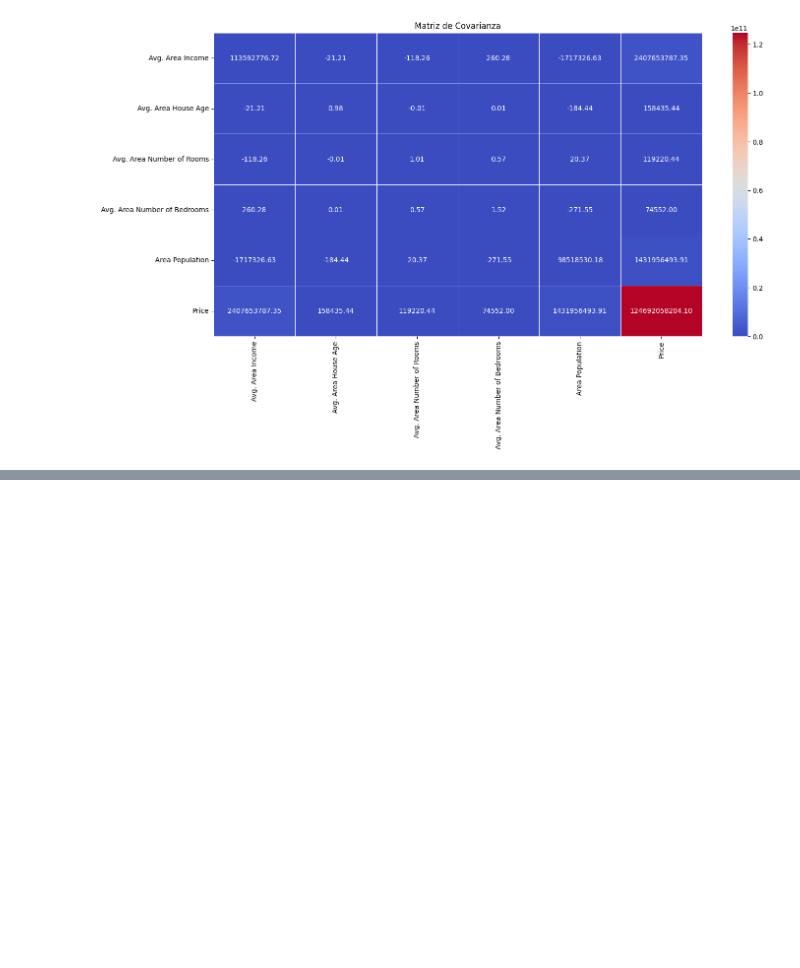
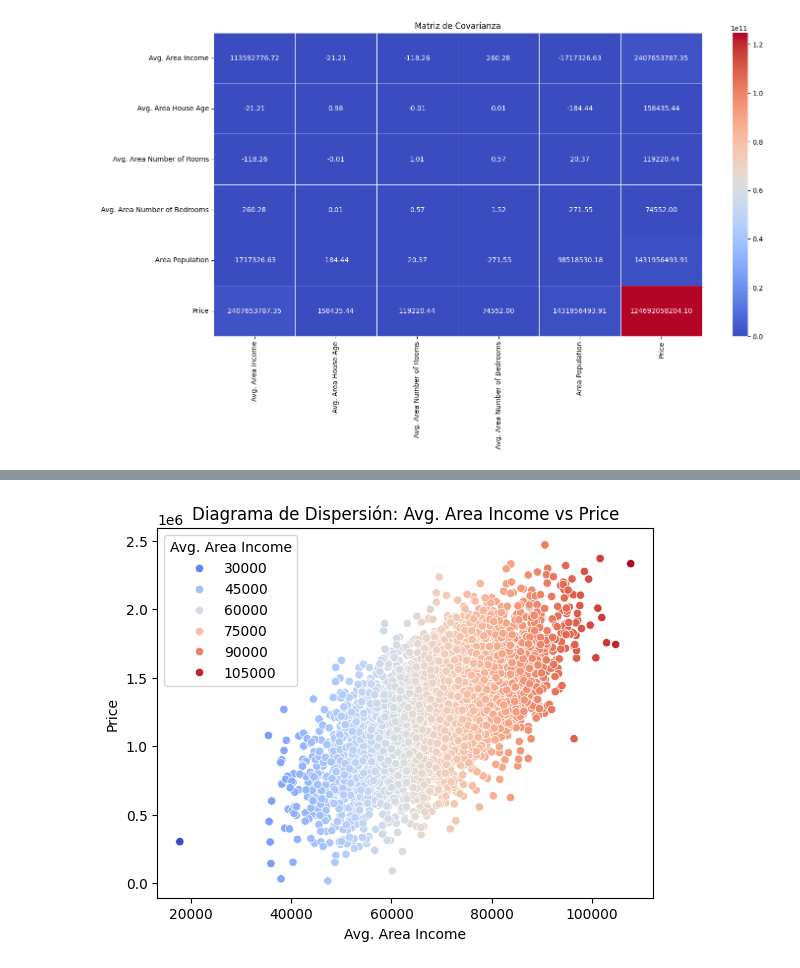
Before and after one commit to Mayte-Tixi/Machine-Learning, a Jupyter notebook: correlaciondepearson.ipynb, the cells around one changed output, grey strips where cells are left out. Cells and saved outputs as stored; diff of their text form; code cells hidden in the pictures; blank space fills up the shorter version.

```diff
--- a/correlaciondepearson.ipynb
+++ b/correlaciondepearson.ipynb
@@ -127,0 +145,16 @@ plt.show()
+# %%
+# Crear un diagrama de dispersión entre dos variables
+# Por ejemplo, entre 'Avg. Area Income' y 'Price'
+#hue='Avg. Area Income': Los puntos del gráfico se colorearán según los valores de 'Avg. Area Income'.
+#palette='coolwarm': Esto define una paleta de colores. Puedes cambiarla a otra, como 'viridis', 'plasma', etc.
+sns.scatterplot(data=df, x='Avg. Area Income', y='Price',hue="Avg. Area Income",palette='coolwarm')
+
+# Añadir título y etiquetas
+plt.title('Diagrama de Dispersión: Avg. Area Income vs Price')
+plt.xlabel('Avg. Area Income')
+plt.ylabel('Price')
+
+# Mostrar el gráfico
+plt.show()
+# %% [output]
+[figure, added]
```
Also changed, not shown: parts of 2 cells of this notebook.
